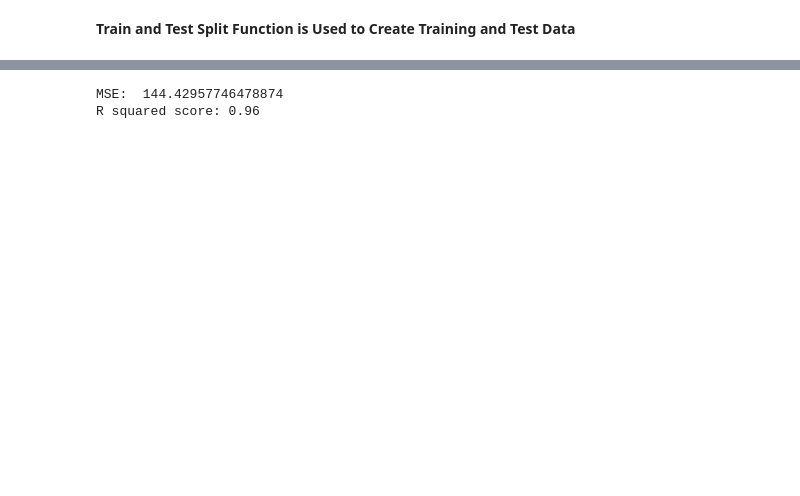
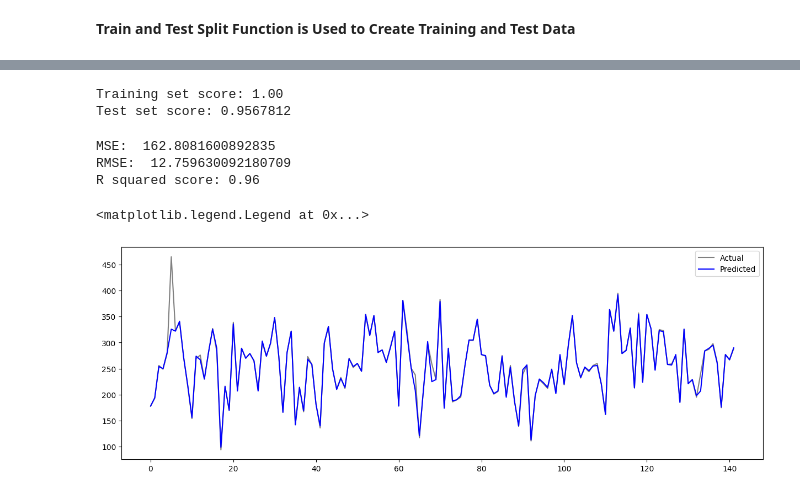
Before and after one commit to SMKProj/CarbonEmissionDataAnalysis, a Jupyter notebook: CarbonEmission.ipynb, the cells around one changed output, grey strips where cells are left out. Cells and saved outputs as stored; diff of their text form; code cells hidden in the pictures; blank space fills up the shorter version.

```diff
--- a/CarbonEmission.ipynb
+++ b/CarbonEmission.ipynb
@@ -124,15 +195,33 @@ plt.savefig('LinearRegressionDataModeling.png')
+# %%
+from sklearn.tree import DecisionTreeRegressor
+
+dt = DecisionTreeRegressor()
+dt.fit(X_train,Y_train)
+pred_dt = dt.predict(X_test)
+
+print("Training set score: {:.2f}".format(dt.score(X_train, Y_train)))
+print("Test set score: {:.7f}".format(dt.score(X_test, Y_test)))
+# %% [output]
+Training set score: 1.00
+Test set score: 0.9567812
 # %%
-from sklearn.tree import DecisionTreeClassifier
-
-decision_tree = DecisionTreeClassifier()
-decision_tree.fit(X_train,Y_train)
-pred_dt = decision_tree.predict(X_test)
-MSE = np.square(np.subtract(Y_test, pred_dt)).mean()
+MSE = mean_squared_error(Y_test,pred_dt)
+RMSE = sqrt(MSE)
 print("MSE: ", MSE)
+print("RMSE: ", RMSE)
 print('R squared score: %.2f' % r2_score(Y_test,pred_dt))
 # %% [output]
-MSE:  144.42957746478874
+MSE:  162.8081600892835
+RMSE:  12.759630092180709
 R squared score: 0.96
+# %%
+plt.figure(figsize=(15,5))
+plt.plot(Y_test, color = 'gray', label='Actual')
+plt.plot(pred_dt, color = 'blue', label = 'Predicted')
+plt.legend()
+# %% [output]
+<matplotlib.legend.Legend at 0x...>
+[figure, added]
 # %%
 plt.figure()
 sns.distplot(Y_test, label="Actual")
```
Also changed, not shown: parts of 17 cells of this notebook.
